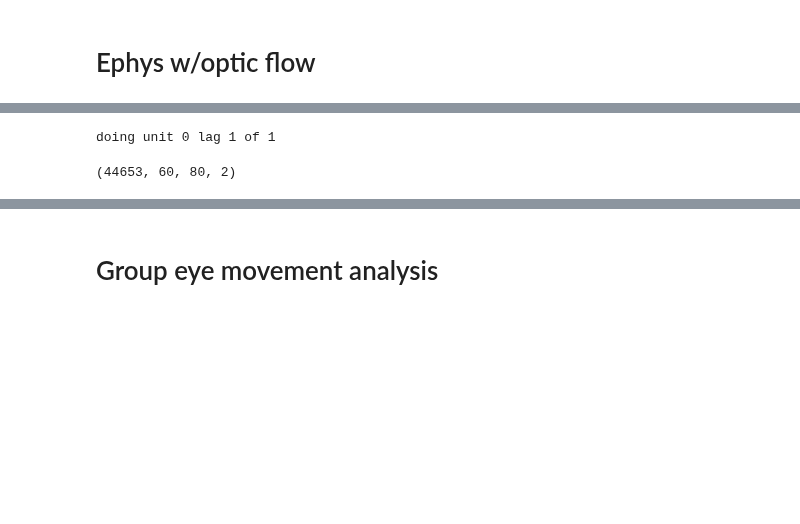
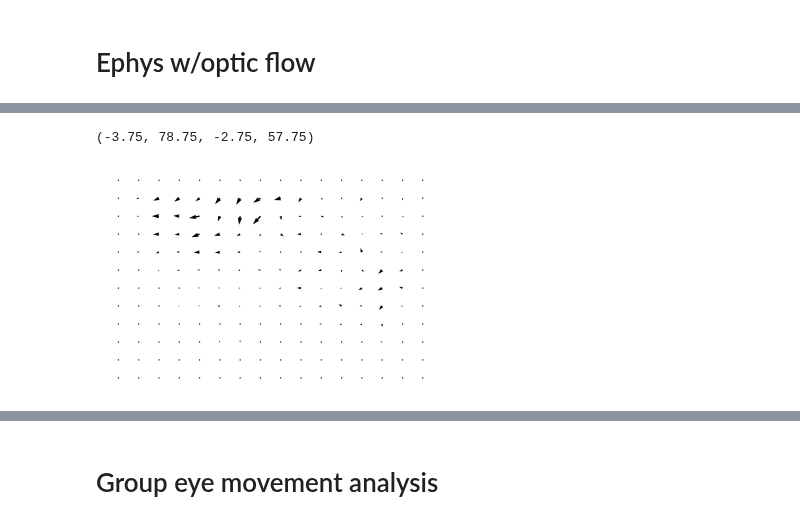
Before and after one commit to nielllab/FreelyMovingEphys, a Jupyter notebook: project_analysis/ephys/phil_group_ephys_analysis.ipynb, the cells around one changed output, grey strips where cells are left out. Drawn from its saved outputs; the diff is of its cells as text; code cells hidden in the pictures; blank space fills up the shorter version.

```diff
--- a/project_analysis/ephys/phil_group_ephys_analysis.ipynb
+++ b/project_analysis/ephys/phil_group_ephys_analysis.ipynb
@@ -329,41 +316,24 @@ def calc_flow_STAs(model_vid,model_nsp,n_units,lags,nks):
-# %%
-staAll = calc_flow_STAs(model_vid,model_nsp[:-1,:],n_units,lags,nks)
-# %% [output]
-doing unit 0 lag 1 of 1
-# %%
-
-### plot results
-scale=0.25
-h = 60
-w = 80
-X,Y = np.meshgrid(np.arange(0,w),np.arange(0,h))
-nx=5
-
-pdf_file = r'T:/freely_moving_ephys/%s_flowSTAs_bin%dX_win%d_scale%0.2f.pdf' % (os.path.split(vid_file)[-1][:-4],nx,win,scale)
-pp = PdfPages(pdf_file)
-
-fig, axs = plt.subplots(n_units,len(lags))
-for l,lag in enumerate(lags):
-    for c, ind in enumerate(goodcells.index):
-        ax = axs[c,l]
-        sta = staAll[l,c,:,:,:]
-        U = sta[:,:,0]
-        V = sta[:,:,1]
-        ax.quiver(X[::nx,::nx],Y[::nx,::nx],U[::nx,::nx],-V[::nx,::nx],scale=scale)
-        ax.axis['off']
-
-fig.tight_layout()
-pp.savefig(fig)
-plt.close(fig)
-pp.close()
-
-        # ch = int(goodcells.at[ind,'ch'])
-        # if ch_count == 64 or ch_count == 128:
-        #     shank = np.floor(ch/32); site = np.mod(ch,32)
-        # else:
-        #     shank = 0; site = ch
-        # if show_title:
-        #     ax.title(f'ind={ind!s} nsp={nsp!s}\n ch={ch!s} shank={shank!s}\n site={site!s}',fontsize=4)
-        # ax.axis('off')
-# %% [output]
-(44653, 60, 80, 2)
+# %%
+### no lag version
+
+model_vid = flow_data.reshape(flow_data.shape[0],-1)
+model_nsp = data['model_nsp'][:-1,:]
+sta = (model_vid.T @ model_nsp)/np.sum(model_nsp,0,keepdims=True)
+sta_im = sta.T.reshape((128,) + flow_data.shape[1:])
+# %%
+### plot results
+scale=0.05
+h = 60
+w = 80
+X,Y = np.meshgrid(np.arange(0,w),np.arange(0,h))
+nx=5
+cell = 51
+
+fig, ax = plt.subplots(1,1)
+U = sta_im[cell,:,:,0]
+V = sta_im[cell,:,:,1]
+ax.quiver(X[::nx,::nx],Y[::nx,::nx],U[::nx,::nx],-V[::nx,::nx],scale=scale)
+ax.axis('off')
+# %% [output]
+(-3.75, 78.75, -2.75, 57.75)
+[figure, added]
```
Also changed, not shown: parts of 14 cells of this notebook.
